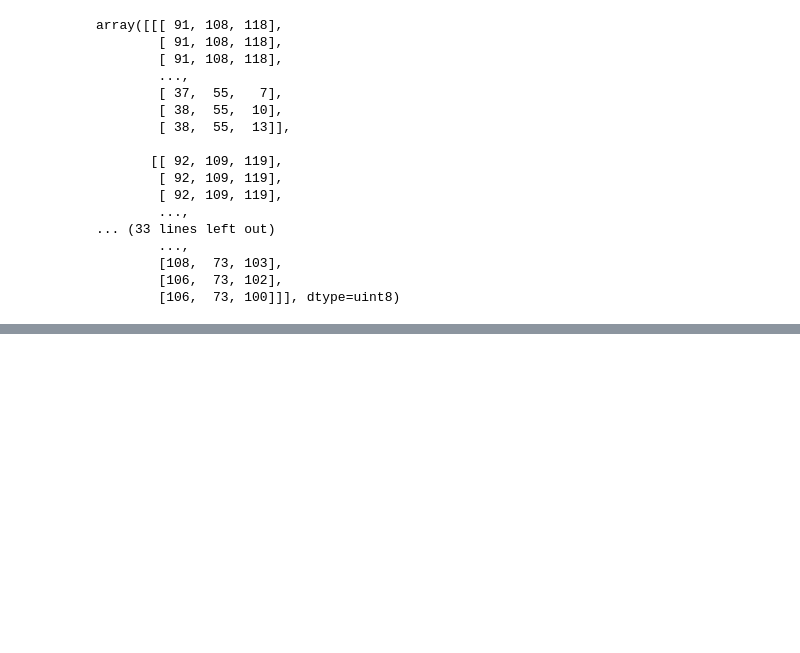
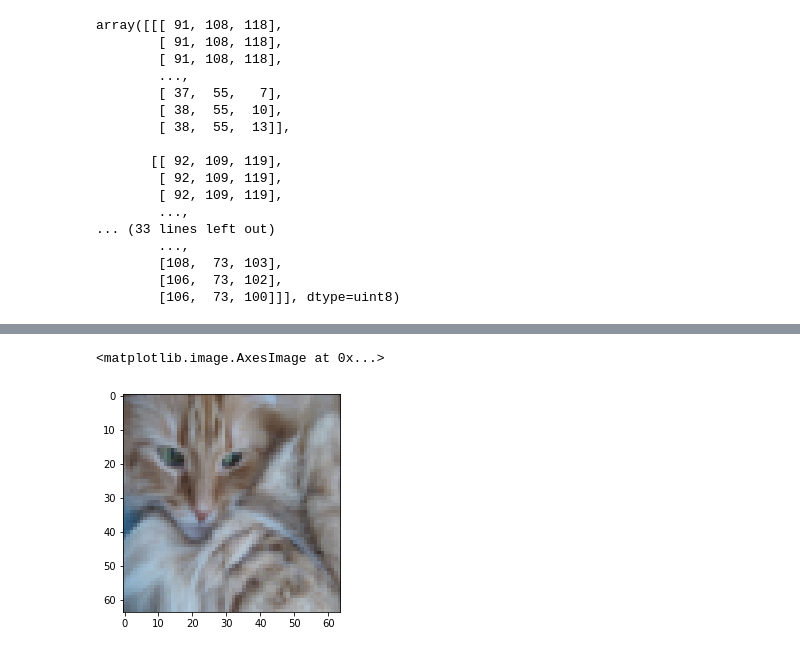
Before and after one commit to smonodeep/compile, a Jupyter notebook: Image Recognition Basics.ipynb, the cells around one changed output, grey strips where cells are left out. Saved outputs shown, nothing was run; the diff lists cells and outputs as text; code cells hidden in the pictures; blank space fills up the shorter version.

```diff
--- a/Image Recognition Basics.ipynb
+++ b/Image Recognition Basics.ipynb
@@ -35,0 +84,5 @@ array([[[ 91, 108, 118],
+# %%
+plt.imshow(train_x[2])
+# %% [output]
+<matplotlib.image.AxesImage at 0x...>
+[figure, added]
```
Also changed, not shown: parts of 53 cells of this notebook.
